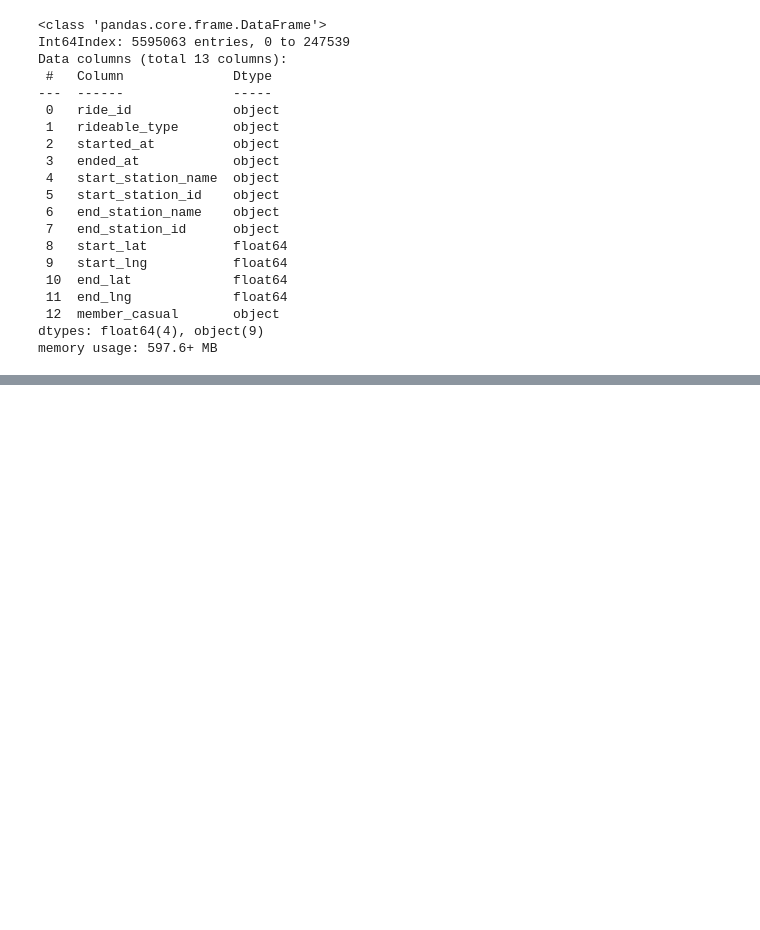
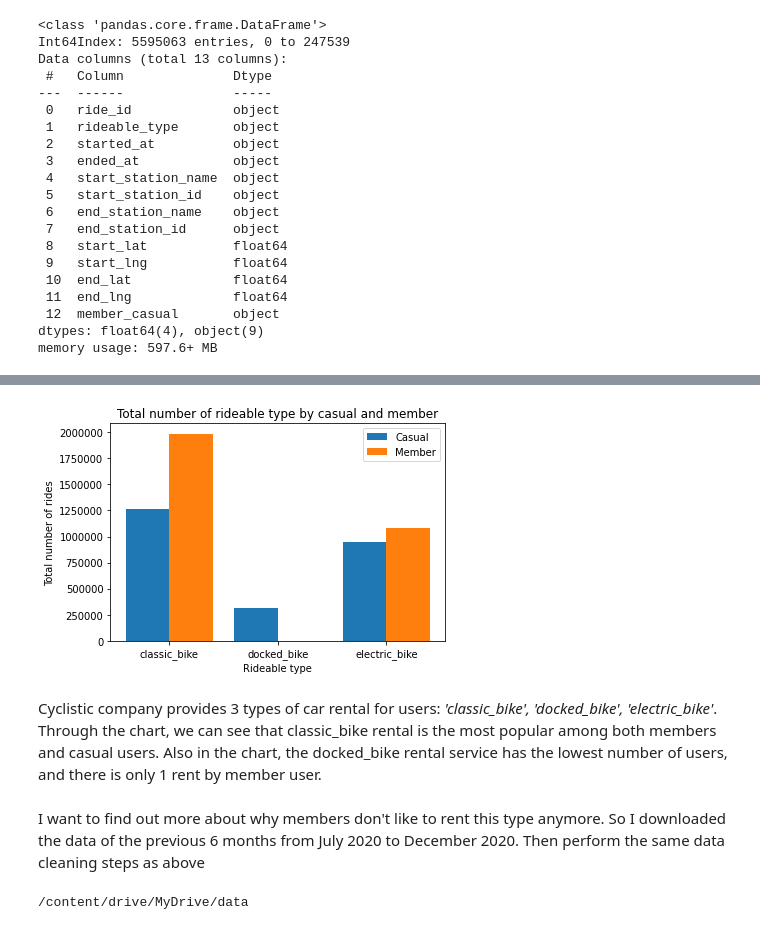
Before and after one commit to akaikim/Cyclistic-bike-share-analysis-case-study-with-Python, a Jupyter notebook: Google_data_trip.ipynb, the cells around one changed output, grey strips where cells are left out. Cells and saved outputs as stored; diff of their text form; code cells hidden in the pictures; blank space fills up the shorter version.

```diff
--- a/Google_data_trip.ipynb
+++ b/Google_data_trip.ipynb
@@ -71,9 +163,3 @@ memory usage: 597.6+ MB
 #Convert to datetime format
 Year2021['started_at'] = pd.to_datetime(Year2021['started_at'])
 Year2021['ended_at'] = pd.to_datetime(Year2021['ended_at'])
-# %%
-#create a weekday_name column
-Year2021['day_of_week'] = Year2021['started_at'].dt.day_name()
-#create a month_name column
-Year2021['month'] = Year2021['started_at'].dt.month
-Year2021.head()
@@ -358,0 +166,12 @@ for i in ride_type:
+# %%
+#create a month column
+Year2021['month'] = Year2021['started_at'].dt.month_name()
+
+
+#create a day of week column
+Year2021['day_of_week'] = Year2021['started_at'].dt.day_name()
+
+
+#create an hour column
+Year2021['hour'] = Year2021['started_at'].dt.hour
+Year2021.head()
@@ -358,0 +420,36 @@ for i in ride_type:
+# %%
+#Total number of rideable type by casual and member
+ride_type = Year2021.groupby(['rideable_type','member_casual'], as_index = False)[['ride_id']].count()
+
+ride_type_casual = ride_type[ride_type['member_casual'] == 'casual']['ride_id'].values.tolist()
+ride_type_member = ride_type[ride_type['member_casual'] == 'member']['ride_id'].values.tolist()
+
+x = np.arange(3)
+y1 = ride_type_casual
+y2 = ride_type_member
+width = 0.4
+plt.bar(x-0.2, y1, width, color = 'tab:blue')
+plt.bar(x+0.2, y2, width, color = 'tab:orange')
+plt.xticks(x, ['classic_bike','docked_bike','electric_bike'])
+plt.xlabel('Rideable type')
+plt.ylabel('Total number of rides')
+plt.legend(['Casual','Member'])
+plt.title('Total number of rideable type by casual and member')
+plt.ticklabel_format(style='plain',  axis='y')
+plt.show()
+# %% [output]
+[figure, added]
+# %% [markdown]
+Cyclistic company provides 3 types of car rental for users: *'classic_bike', 'docked_bike', 'electric_bike'*. Through the chart, we can see that classic_bike rental is the most popular among both members and casual users. Also in the chart, the docked_bike rental service has the lowest number of users, and there is only 1 rent by member user.
+# %% [markdown]
+I want to find out more about why members don't like to rent this type anymore. So I downloaded the data of the previous 6 months from July 2020 to December 2020. Then perform the same data cleaning steps as above
+# %%
+%cd '/content/drive/MyDrive/data'
+Jul_2020 = pd.read_csv('202007.csv')
+Aug_2020 = pd.read_csv('202008.csv')
+Sep_2020 = pd.read_csv('202009.csv')
+Oct_2020 = pd.read_csv('202010.csv')
+Nov_2020 = pd.read_csv('202011.csv')
+Dec_2020 = pd.read_csv('202012.csv')
+# %% [output]
+/content/drive/MyDrive/data
```
Also changed, not shown: parts of 56 cells of this notebook.
